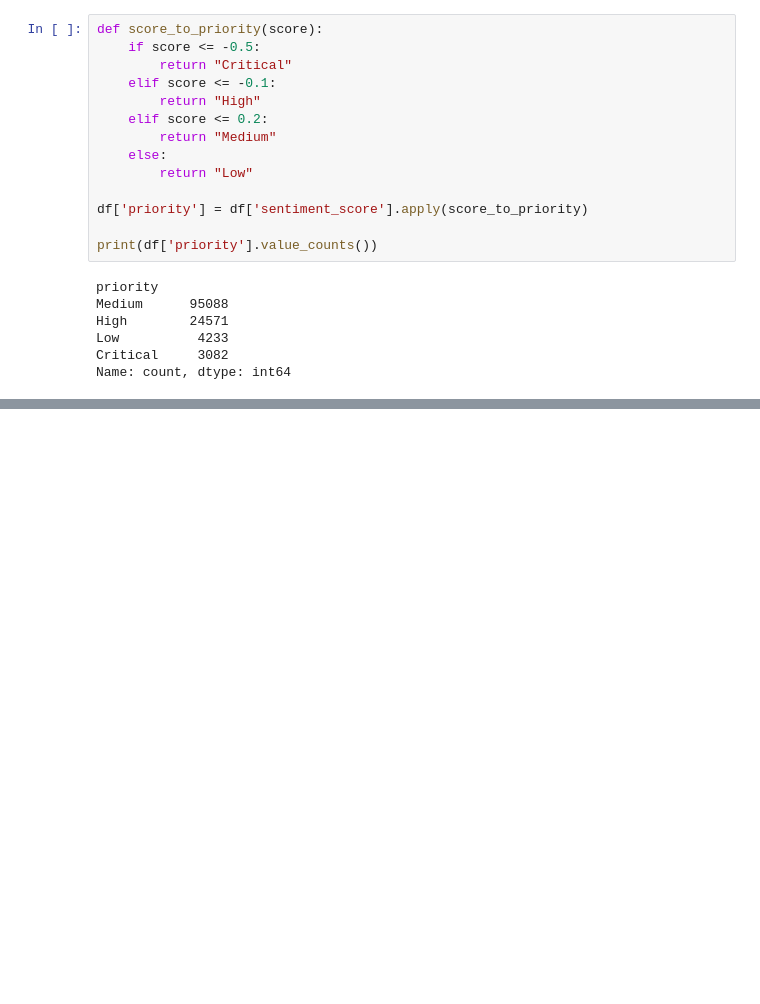
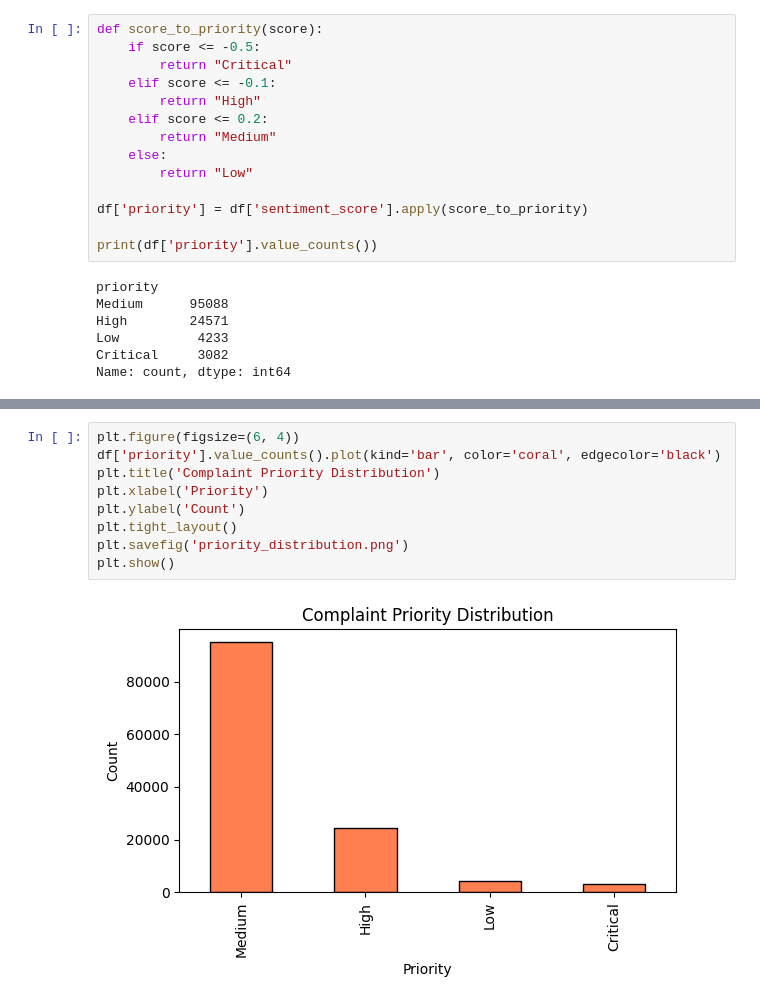
Before and after one commit to utkh-gt/grievance-nlp-system, a Jupyter notebook: notebooks/Week3_Urgency_Scoring.ipynb, the cells around one changed output, grey strips where cells are left out. Cells and saved outputs as stored; diff of their text form; blank space fills up the shorter version.

```diff
--- a/notebooks/Week3_Urgency_Scoring.ipynb
+++ b/notebooks/Week3_Urgency_Scoring.ipynb
@@ -67,0 +85,11 @@ Name: count, dtype: int64
+# %%
+plt.figure(figsize=(6, 4))
+df['priority'].value_counts().plot(kind='bar', color='coral', edgecolor='black')
+plt.title('Complaint Priority Distribution')
+plt.xlabel('Priority')
+plt.ylabel('Count')
+plt.tight_layout()
+plt.savefig('priority_distribution.png')
+plt.show()
+# %% [output]
+[figure, added]
```
Also changed, not shown: parts of 3 cells of this notebook.
